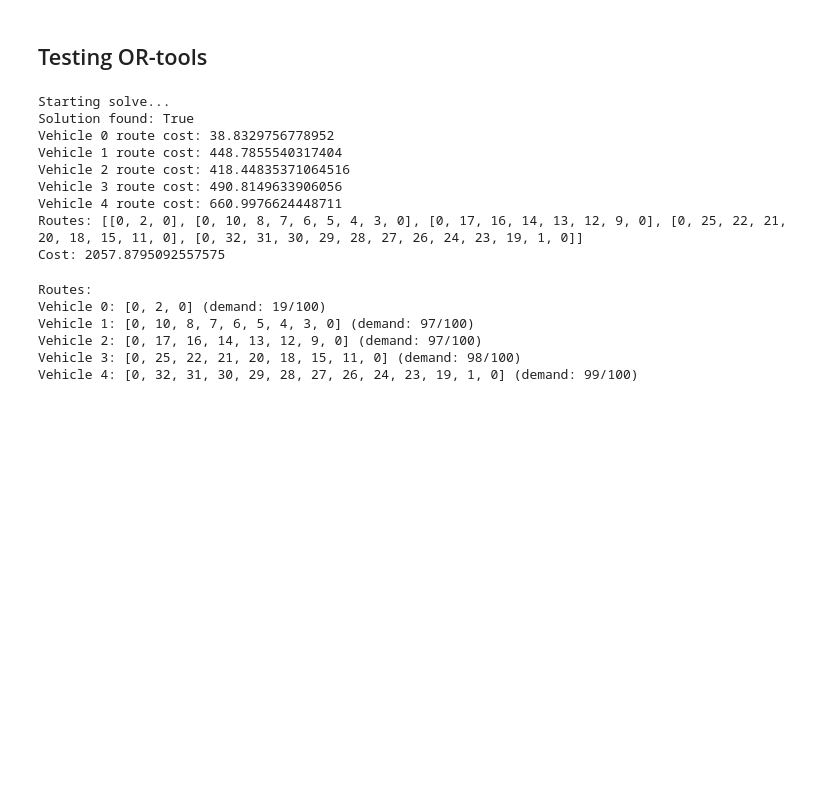
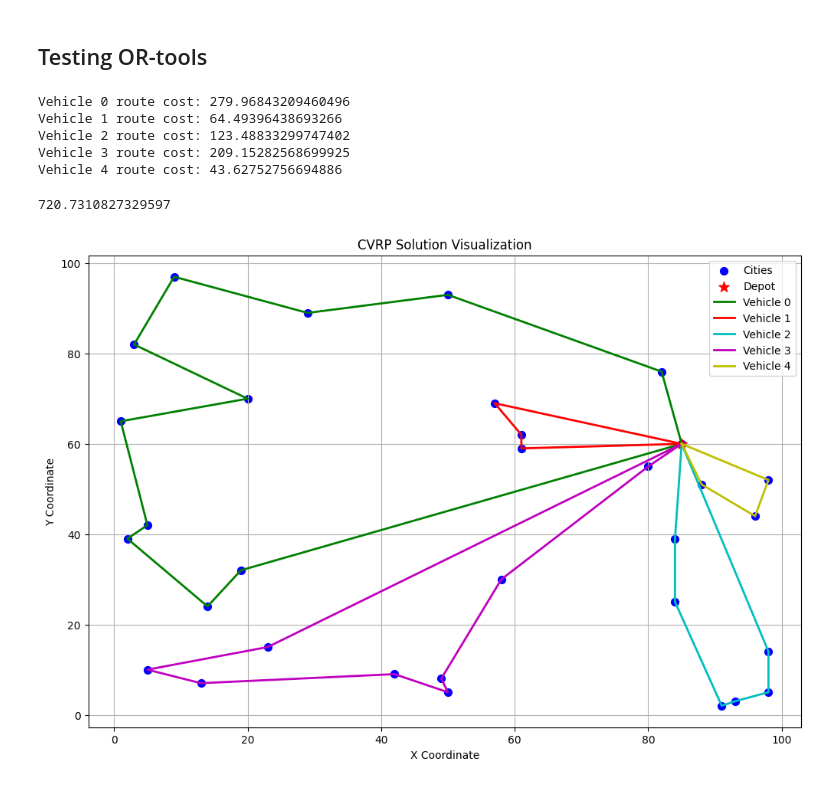
Before and after one commit to issamzarkane/cvrp-rl, a Jupyter notebook: test.ipynb, the cells around one changed output. Cells and saved outputs as stored; diff of their text form; code cells hidden in the pictures; blank space fills up the shorter version.

```diff
--- a/test.ipynb
+++ b/test.ipynb
@@ -82,28 +82,48 @@ depot, cities, demands, capacity, num_vehicles = parse_cvrplib(file_path)
 cvrp_instance = CVRP(cities=[cities[depot]] + cities, demands=[0] + demands, capacity=capacity, num_vehicles=num_vehicles ,depot_index=0)
 # %%
 ortools_solver = ORToolsSolver(cvrp_instance)
-routes, total_cost = ortools_solver.solve()
+solution, total_cost = ortools_solver.solve()
 # %% [output]
-Starting solve...
-Solution found: True
-Vehicle 0 route cost: 38.8329756778952
-Vehicle 1 route cost: 448.7855540317404
-Vehicle 2 route cost: 418.44835371064516
-Vehicle 3 route cost: 490.8149633906056
-Vehicle 4 route cost: 660.9976624448711
-Routes: [[0, 2, 0], [0, 10, 8, 7, 6, 5, 4, 3, 0], [0, 17, 16, 14, 13, 12, 9, 0], [0, 25, 22, 21, 20, 18, 15, 11, 0], [0, 32, 31, 30, 29, 28, 27, 26, 24, 23, 19, 1, 0]]
-Cost: 2057.8795092557575
+Vehicle 0 route cost: 279.96843209460496
+Vehicle 1 route cost: 64.49396438693266
+Vehicle 2 route cost: 123.48833299747402
+Vehicle 3 route cost: 209.15282568699925
+Vehicle 4 route cost: 43.62752756694886
 # %%
 total_cost
+# %% [output]
+720.7310827329597
-# %%
-print("\nRoutes:")
-for i, route in enumerate(routes):
-    route_demand = sum(cvrp_instance.demands[city] for city in route)
-    print(f"Vehicle {i}: {route} (demand: {route_demand}/{capacity})")
-# %% [output]
-Routes:
-Vehicle 0: [0, 2, 0] (demand: 19/100)
-Vehicle 1: [0, 10, 8, 7, 6, 5, 4, 3, 0] (demand: 97/100)
-Vehicle 2: [0, 17, 16, 14, 13, 12, 9, 0] (demand: 97/100)
-Vehicle 3: [0, 25, 22, 21, 20, 18, 15, 11, 0] (demand: 98/100)
-Vehicle 4: [0, 32, 31, 30, 29, 28, 27, 26, 24, 23, 19, 1, 0] (demand: 99/100)
+# %%
+import matplotlib.pyplot as plt
+import numpy as np
+
+# Extract coordinates and routes
+routes = ortools_solver.get_solution_routes(solution)
+
+# Plot setup
+plt.figure(figsize=(12, 8))
+
+# Plot all cities
+x_coords = [city[0] for city in cvrp_instance.cities]
+y_coords = [city[1] for city in cvrp_instance.cities]
+plt.scatter(x_coords, y_coords, c='blue', s=50, label='Cities')
+
+# Plot depot
+plt.scatter(x_coords[0], y_coords[0], c='red', s=100, marker='*', label='Depot')
+
+# Plot routes with different colors for each vehicle
+colors = ['g', 'r', 'c', 'm', 'y']
+for vehicle_id, route in enumerate(routes):
+    route_coords = [(x_coords[i], y_coords[i]) for i in route]
+    route_x = [x for x, y in route_coords]
+    route_y = [y for x, y in route_coords]
+    plt.plot(route_x, route_y, c=colors[vehicle_id], linewidth=2, label=f'Vehicle {vehicle_id}')
+
+plt.title('CVRP Solution Visualization')
+plt.xlabel('X Coordinate')
+plt.ylabel('Y Coordinate')
+plt.legend()
+plt.grid(True)
+plt.show()
+# %% [output]
+[figure, added]
```
Also changed, not shown: 2 other files.
